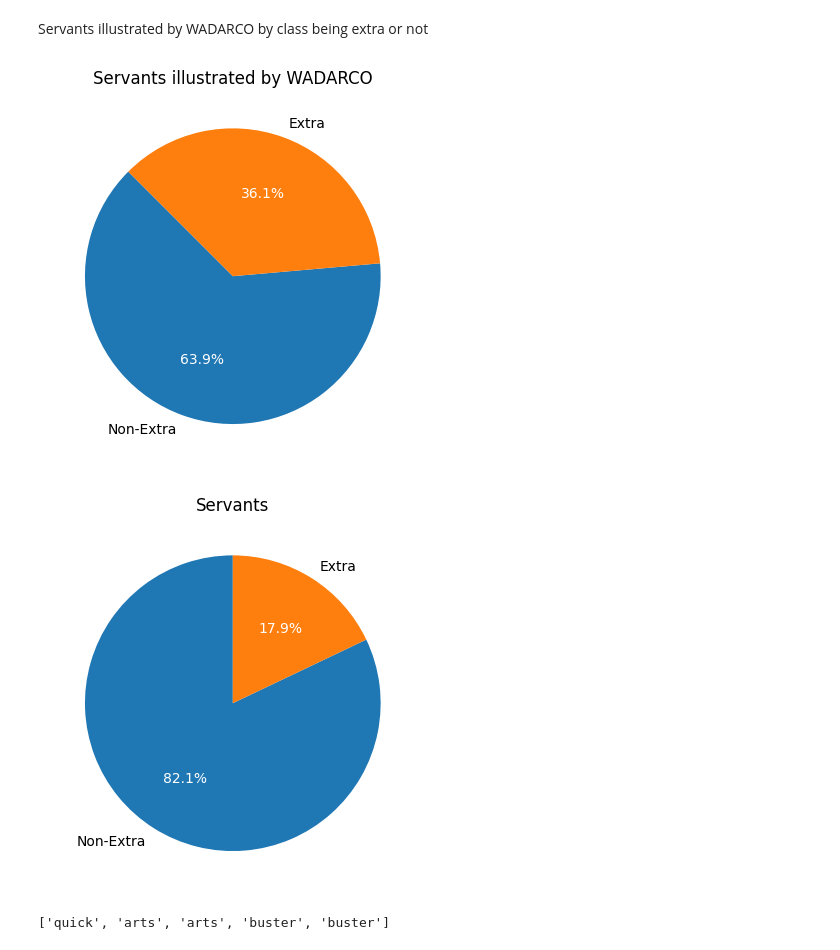
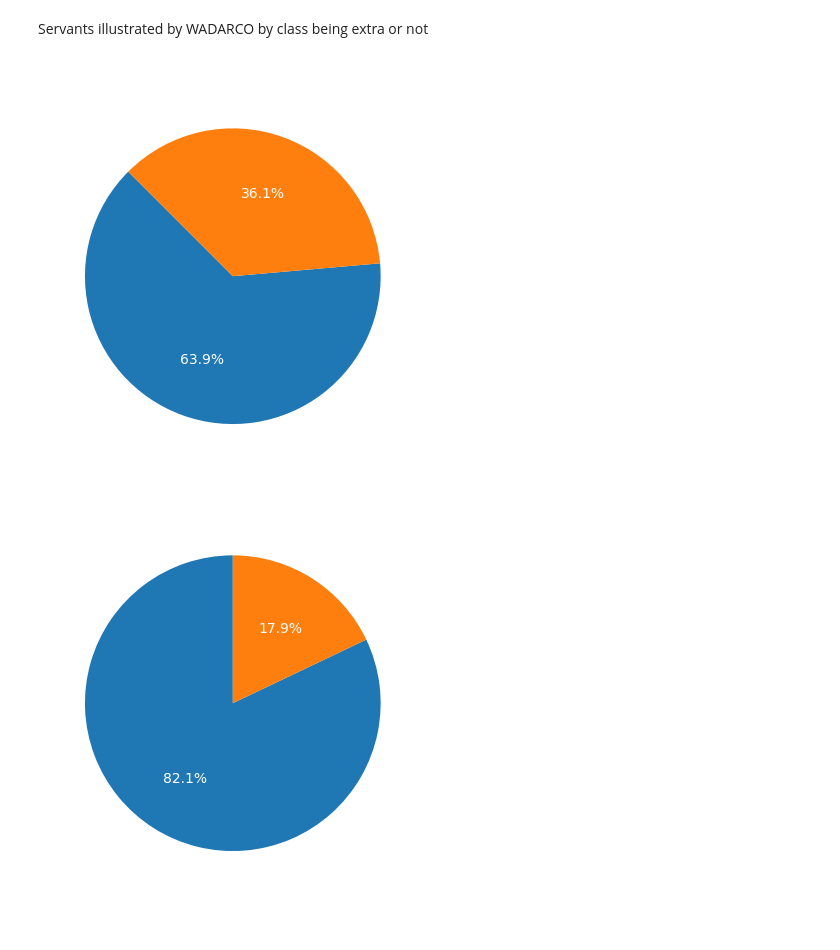
Before and after one commit to manuelelucchi/VisualizzazioneScientifica, a Jupyter notebook: Report.ipynb, the cells around one changed output. Drawn from its saved outputs; the diff is of its cells as text; code cells hidden in the pictures.

```diff
--- a/Report.ipynb
+++ b/Report.ipynb
@@ -119,14 +111,16 @@ plt.show()
 ### Servants by attribute
 # %%
 servants_by_attribute = cleanData[cleanData['attribute'] != "beast"].groupby('attribute').count()
-_,_,autotexts = plt.pie(
+_,texts,autotexts = plt.pie(
     servants_by_attribute["id"].values,
     labels=list(map(lambda x: x.title(),servants_by_attribute["id"].keys())),
     startangle = 90,
     autopct='%1.1f%%')
 for autotext in autotexts:
     autotext.set_color('white')
-plt.title("Servants by attribute")
-plt.savefig("presentation/images/frequency_by_attribute.png", bbox_inches="tight")
+for text in texts:
+    text.set_color('white')
+plt.title("Servants per attributo", color="white")
+plt.savefig("presentation/images/frequency_by_attribute.png",  bbox_inches="tight", transparent=True)
 plt.show()
 # %% [output]
@@ -320,19 +317,23 @@ plt.show()
 servants_by_take = cleanData[cleanData["illustrator"] == "Takashi Takeuchi"].copy()
 servants_by_take = servants_by_take.groupby(by='saberface').count().sort_values(by="saberface", ascending=False)
 values = servants_by_take["id"].values
-_,_,autotexts = plt.pie(values,labels=["Saberface","Non saberface"],startangle = 0,autopct='%1.1f%%')
+_,texts,autotexts = plt.pie(values,labels=["Saberface","Non saberface"],startangle = 0,autopct='%1.1f%%')
 for autotext in autotexts:
     autotext.set_color('white')
-plt.title("Servants illustrated by Takeuchi")
-plt.savefig("presentation/images/saberface_take.png", bbox_inches="tight")
+for text in texts:
+    text.set_color('white')
+plt.title("Servant illustrati da Takeuchi", color="white")
+plt.savefig("presentation/images/saberface_take.png", bbox_inches="tight", transparent=True)
 plt.show()
 
 saberface = cleanData.groupby(by='saberface').count().sort_values(by="saberface", ascending=False)
 values = saberface["id"].values
-_,_,autotexts = plt.pie(values,labels=["Saberface", "Non Saberface"],startangle = 90,autopct='%1.1f%%')
+_,texts,autotexts = plt.pie(values,labels=["Saberface", "Non Saberface"],startangle = 90,autopct='%1.1f%%')
 for autotext in autotexts:
     autotext.set_color('white')
-plt.title("Servants illustrated by all")
-plt.savefig("presentation/images/saberface.png", bbox_inches="tight")
+for text in texts:
+    text.set_color('white')
+plt.title("Servant illustrati da tutti", color="white")
+plt.savefig("presentation/images/saberface.png", bbox_inches="tight", transparent=True)
 plt.show()
 # %% [output]
@@ -343,30 +344,26 @@ Servants illustrated by WADARCO by class being extra or not
 # %%
 servants_by_wada = cleanData[cleanData["illustrator"] == "WADARCO"].copy()
 servants_by_wada = servants_by_wada.groupby(by='extra').count().sort_values(by="id", ascending=False)
 values = servants_by_wada["id"].values
-_,_,autotexts = plt.pie(values,labels=list(map(lambda x: "Extra" if x else "Non-Extra",servants_by_wada["id"].keys())),autopct='%1.1f%%', startangle=135)
+_,texts,autotexts = plt.pie(values,labels=list(map(lambda x: "Extra" if x else "Non-Extra",servants_by_wada["id"].keys())),autopct='%1.1f%%', startangle=135)
 for autotext in autotexts:
     autotext.set_color('white')
-plt.title("Servants illustrated by WADARCO")
-plt.savefig("presentation/images/wadarco.png", bbox_inches="tight")
+for text in texts:
+    text.set_color('white')
+plt.title("Servant illustrati da WADARCO", color="white")
+plt.savefig("presentation/images/wadarco.png", bbox_inches="tight", transparent=True)
 plt.show()
 
 servants_by_extra = cleanData.groupby(by='extra').count().sort_values(by="id", ascending=False)
 values = servants_by_extra["id"].values
-_,_,autotexts = plt.pie(values,labels=list(map(lambda x: "Extra" if x else "Non-Extra",servants_by_extra["id"].keys())),autopct='%1.1f%%', startangle=90)
+_,texts,autotexts = plt.pie(values,labels=list(map(lambda x: "Extra" if x else "Non-Extra",servants_by_extra["id"].keys())),autopct='%1.1f%%', startangle=90)
 for autotext in autotexts:
     autotext.set_color('white')
-plt.title("Servants illustrated by all")
-plt.savefig("presentation/images/ill_extra.png", bbox_inches="tight")
+for text in texts:
+    text.set_color('white')
+plt.title("Servants illustrati da tutti", color="white")
+plt.savefig("presentation/images/ill_extra.png", bbox_inches="tight", transparent=True)
 plt.show()
 # %% [output]
-[figure, old version]
+[figure, new version]
-[figure, old version]
+[figure, new version]
-# %%
-cleanData.filter(items=[
-    'noblePhantasms',
-    "cards"])
-
-cleanData["cards"].iloc[0]
-# %% [output]
-['quick', 'arts', 'arts', 'buster', 'buster']
```
Also changed, not shown: parts of 10 cells of this notebook, 18 other files.
